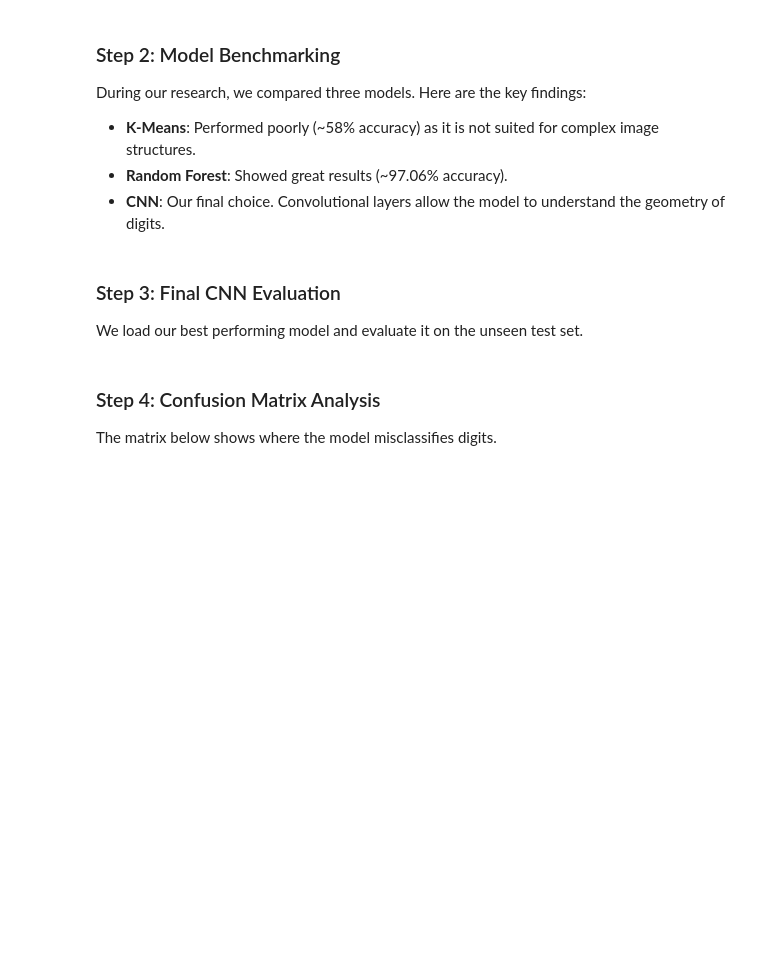
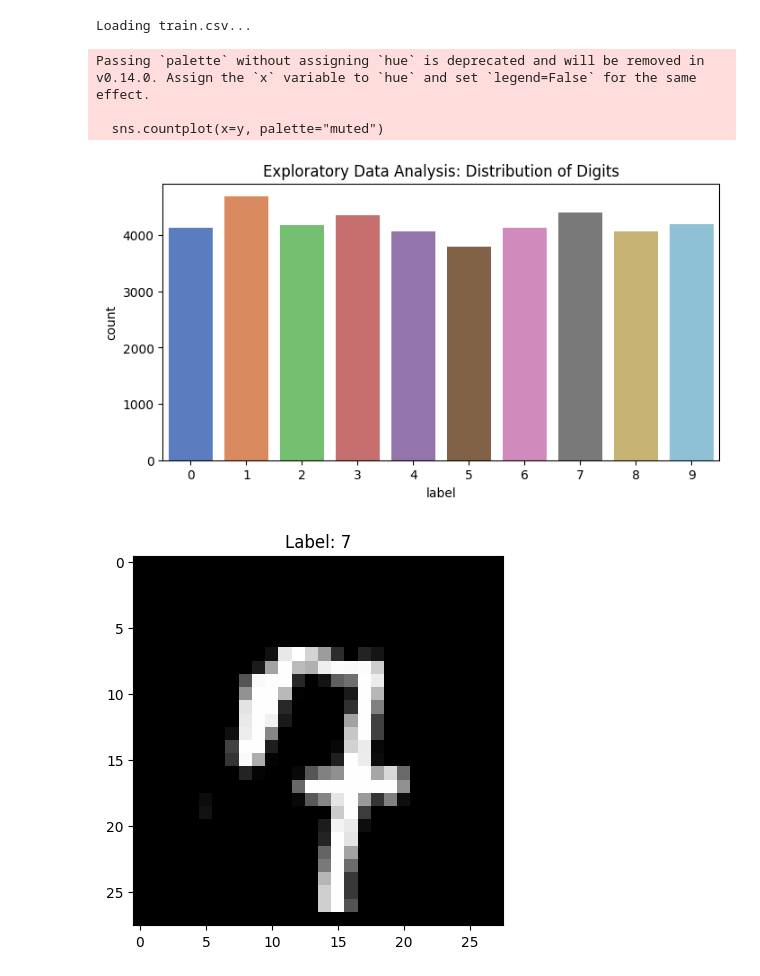
Before and after one commit to moroz3ivanka-dotcom/digit-recognizer, a Jupyter notebook: research.ipynb, the cells around one changed output. Drawn from its saved outputs; the diff is of its cells as text; code cells hidden in the pictures; blank space fills up the shorter version.

Commit message:
Final research report

```diff
--- a/research.ipynb
+++ b/research.ipynb
@@ -24,9 +14,0 @@ print(f"Dataset loaded. Training set: {X_train.shape}, Test set: {X_test.shape}"
-# %% [markdown]
-### Step 2: Model Benchmarking
-During our research, we compared three models. Here are the key findings:
-- **K-Means**: Performed poorly (~58% accuracy) as it is not suited for complex image structures.
-- **Random Forest**: Showed great results (~97.06% accuracy).
-- **CNN**: Our final choice. Convolutional layers allow the model to understand the geometry of digits.
-# %% [markdown]
-### Step 3: Final CNN Evaluation
-We load our best performing model and evaluate it on the unseen test set.
@@ -41,3 +15,43 @@ print(classification_report(y_test, y_pred))
-# %% [markdown]
-### Step 4: Confusion Matrix Analysis
-The matrix below shows where the model misclassifies digits.
+# %%
+import numpy as np
+import pandas as pd
+import matplotlib.pyplot as plt
+import seaborn as sns
+import random
+from imblearn.over_sampling import RandomOverSampler
+from sklearn.model_selection import train_test_split
+
+# 1. Завантаження даних
+print("Loading train.csv...")
+train = pd.read_csv('train.csv')
+
+X = train.drop(labels=["label"], axis=1)
+y = train["label"]
+
+# 2. Графік розподілу (скільки у нас якихось цифр)
+plt.figure(figsize=(8, 4))
+sns.countplot(x=y, palette="muted")
+plt.title("Exploratory Data Analysis: Distribution of Digits")
+plt.show()
+
+# 3. Балансування та нормалізація (як у твоєму коді)
+ros = RandomOverSampler(random_state=42)
+X_resampled, y_resampled = ros.fit_resample(X, y)
+X_resampled = X_resampled / 255.0
+
+# 4. Розподіл на Train/Test
+X_train, X_test, y_train, y_test = train_test_split(X_resampled, y_resampled, test_size=0.2, random_state=42)
+
+# 5. Малюємо випадкову цифру для перевірки
+random_index = random.randint(0, len(X_train) - 1)
+random_digit_image = X_train.iloc[random_index].values.reshape(28, 28)
+plt.imshow(random_digit_image, cmap='gray')
+plt.title(f"Label: {y_train.iloc[random_index]}")
+plt.show()
+# %% [output]
+Loading train.csv...
+Passing `palette` without assigning `hue` is deprecated and will be removed in v0.14.0. Assign the `x` variable to `hue` and set `legend=False` for the same effect.
+
+  sns.countplot(x=y, palette="muted")
+[figure, added]
+[figure, added]
```
Also changed, not shown: parts of 24 cells of this notebook, 1 other file.
